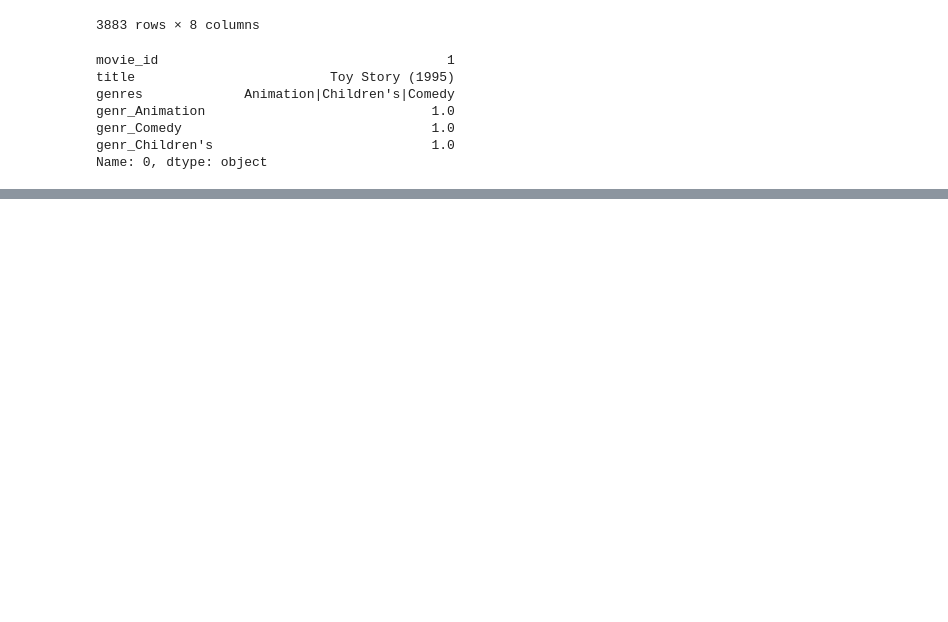
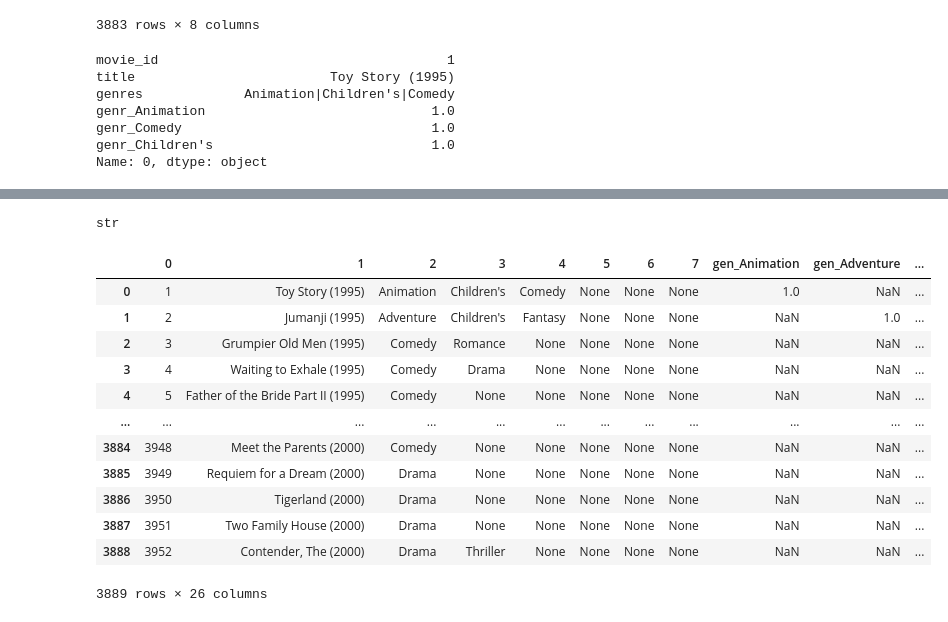
Before and after one commit to scarket/dataclean, a Jupyter notebook: data_sebrate/sebrate_test.ipynb, the cells around one changed output, grey strips where cells are left out. Drawn from its saved outputs; the diff is of its cells as text; code cells hidden in the pictures; blank space fills up the shorter version.

```diff
--- a/data_sebrate/sebrate_test.ipynb
+++ b/data_sebrate/sebrate_test.ipynb
@@ -348,0 +381,3 @@ Name: 0, dtype: object
+# %%
+content_2nd_list = [re.findall(r'[\w() :,.\'!?=%+_$#;"\\&/@\-]+', x) for x in content_first_list]
+content_2nd_list
@@ -348,0 +402,3 @@ Name: 0, dtype: object
+# %%
+content_pd = pd.DataFrame(content_2nd_list)
+content_pd
@@ -348,0 +419,3 @@ Name: 0, dtype: object
+# %%
+movies_type = pd.Series(content_pd.iloc[:,2].unique()).dropna()
+movies_type
@@ -348,0 +442,23 @@ Name: 0, dtype: object
+# %%
+type(movies_type[18])
+# %% [output]
+str
+# %%
+for i in movies_type:
+    content_pd['gen_' + i] = pd.Series(1, index=content_pd[(content_pd == i).any(axis=1)].index)
+# %%
+content_pd
+# %% [output]
+|  | 0 | 1 | 2 | 3 | 4 | 5 | 6 | 7 | gen_Animation | gen_Adventure | ... |
+| 0 | 1 | Toy Story (1995) | Animation | Children's | Comedy | None | None | None | 1.0 | NaN | ... |
+| 1 | 2 | Jumanji (1995) | Adventure | Children's | Fantasy | None | None | None | NaN | 1.0 | ... |
+| 2 | 3 | Grumpier Old Men (1995) | Comedy | Romance | None | None | None | None | NaN | NaN | ... |
+| 3 | 4 | Waiting to Exhale (1995) | Comedy | Drama | None | None | None | None | NaN | NaN | ... |
+| 4 | 5 | Father of the Bride Part II (1995) | Comedy | None | None | None | None | None | NaN | NaN | ... |
+| ... | ... | ... | ... | ... | ... | ... | ... | ... | ... | ... | ... |
+| 3884 | 3948 | Meet the Parents (2000) | Comedy | None | None | None | None | None | NaN | NaN | ... |
+| 3885 | 3949 | Requiem for a Dream (2000) | Drama | None | None | None | None | None | NaN | NaN | ... |
+| 3886 | 3950 | Tigerland (2000) | Drama | None | None | None | None | None | NaN | NaN | ... |
+| 3887 | 3951 | Two Family House (2000) | Drama | None | None | None | None | None | NaN | NaN | ... |
+| 3888 | 3952 | Contender, The (2000) | Drama | Thriller | None | None | None | None | NaN | NaN | ... |
+3889 rows × 26 columns
```
Also changed, not shown: parts of 26 cells of this notebook.
